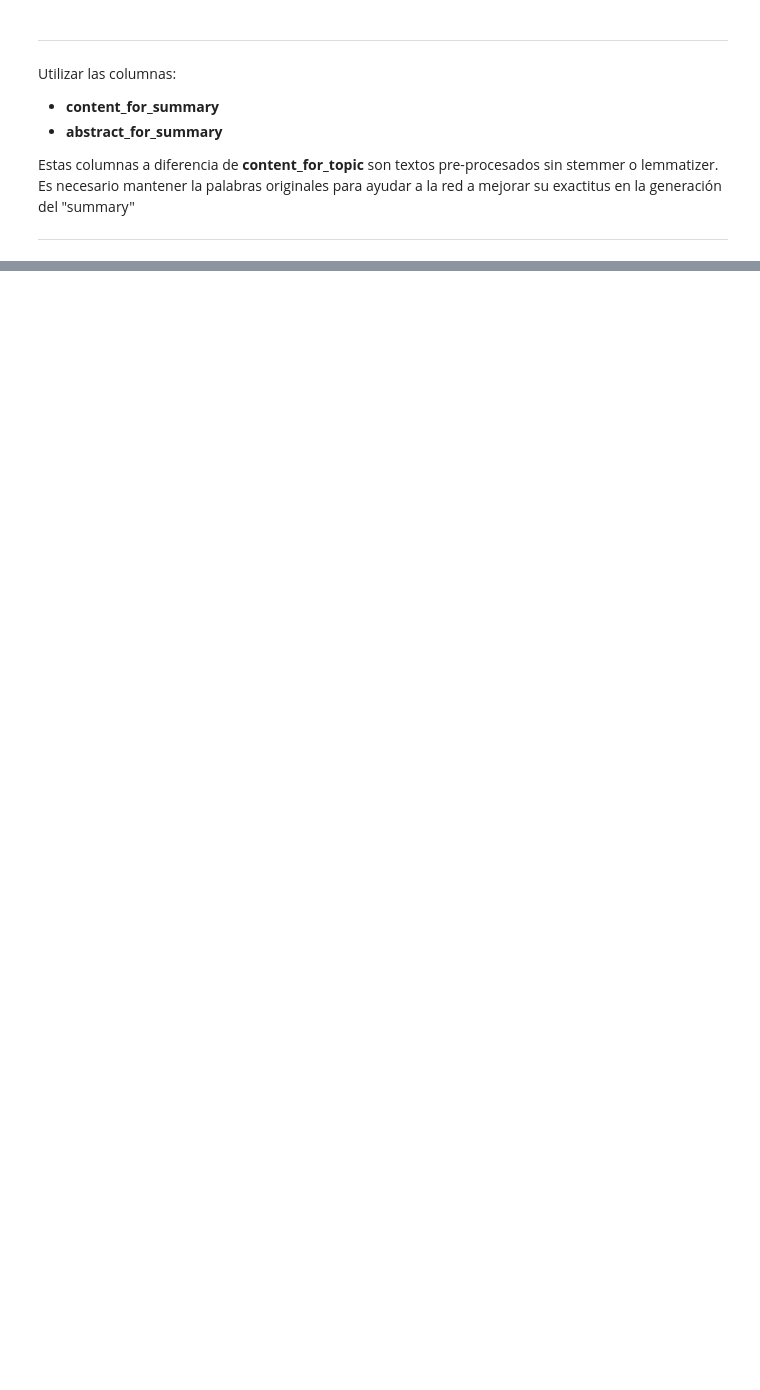
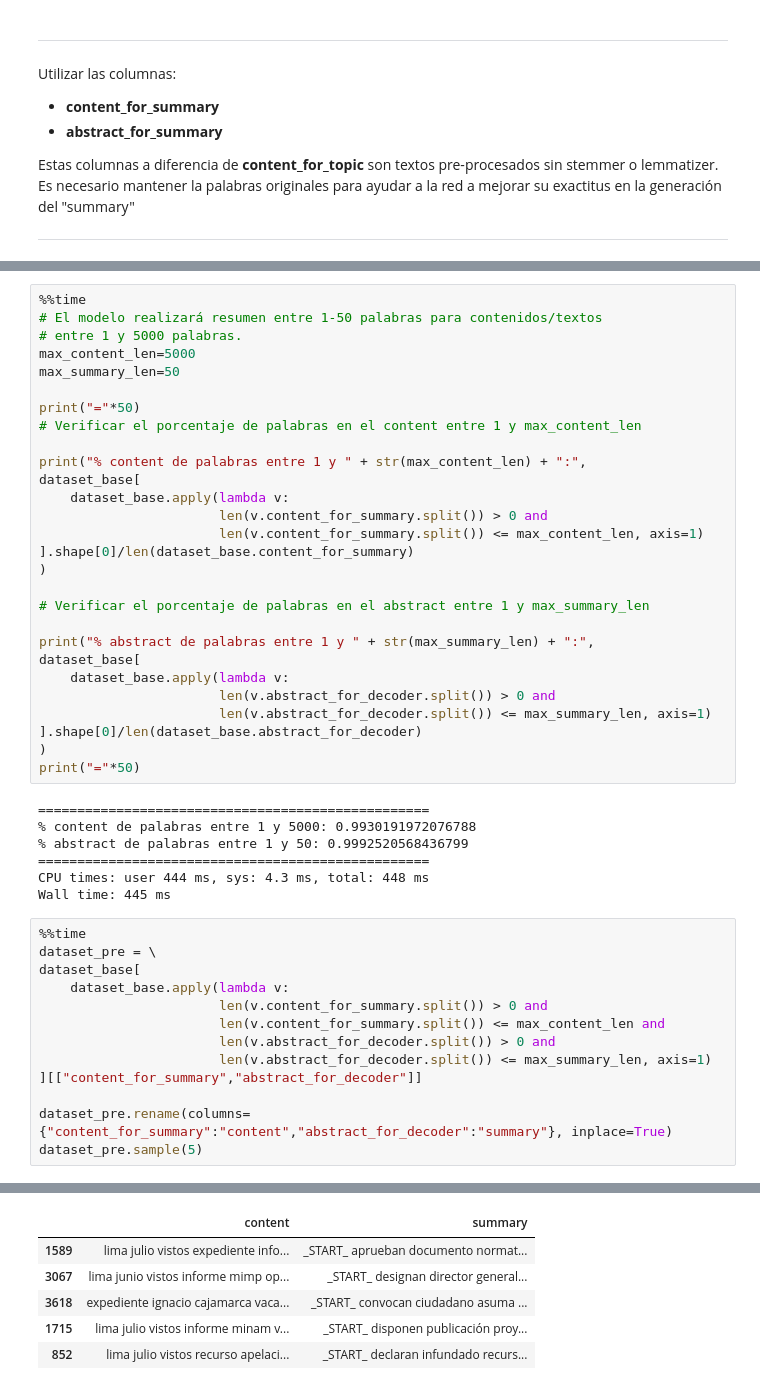
Before and after one commit to miltonpalacin/uni_09_nlp, a Jupyter notebook: 03.sumarizacion_sq2sq.ipynb, the cells around one changed output, grey strips where cells are left out. Saved outputs shown, nothing was run; the diff lists cells and outputs as text; blank space fills up the shorter version.

```diff
--- a/03.sumarizacion_sq2sq.ipynb
+++ b/03.sumarizacion_sq2sq.ipynb
@@ -70,0 +147,49 @@ ___
+# %%
+%%time
+# El modelo realizará resumen entre 1-50 palabras para contenidos/textos
+# entre 1 y 5000 palabras.
+max_content_len=5000
+max_summary_len=50
+
+print("="*50)
+# Verificar el porcentaje de palabras en el content entre 1 y max_content_len
+
+print("% content de palabras entre 1 y " + str(max_content_len) + ":",
+dataset_base[
+    dataset_base.apply(lambda v:
+                       len(v.content_for_summary.split()) > 0 and
+                       len(v.content_for_summary.split()) <= max_content_len, axis=1)
+].shape[0]/len(dataset_base.content_for_summary)
+)
+
+# Verificar el porcentaje de palabras en el abstract entre 1 y max_summary_len
+
+print("% abstract de palabras entre 1 y " + str(max_summary_len) + ":",
+dataset_base[
+    dataset_base.apply(lambda v:
+                       len(v.abstract_for_decoder.split()) > 0 and
+                       len(v.abstract_for_decoder.split()) <= max_summary_len, axis=1)
+].shape[0]/len(dataset_base.abstract_for_decoder)
+)
+print("="*50)
+# %% [output]
+==================================================
+% content de palabras entre 1 y 5000: 0.9930191972076788
+% abstract de palabras entre 1 y 50: 0.9992520568436799
+==================================================
+CPU times: user 444 ms, sys: 4.3 ms, total: 448 ms
+Wall time: 445 ms
+# %%
+%%time
+dataset_pre = \
+dataset_base[
+    dataset_base.apply(lambda v:
+                       len(v.content_for_summary.split()) > 0 and
+                       len(v.content_for_summary.split()) <= max_content_len and
+                       len(v.abstract_for_decoder.split()) > 0 and
+                       len(v.abstract_for_decoder.split()) <= max_summary_len, axis=1)
+][["content_for_summary","abstract_for_decoder"]]
+
+dataset_pre.rename(columns={"content_for_summary":"content","abstract_for_decoder":"summary"}, inplace=True)
+dataset_pre.sample(5)
+# %% [output]
@@ -70,0 +198,6 @@ ___
+|  | content | summary |
+| 1589 | lima julio vistos expediente info... | _START_ aprueban documento normat... |
+| 3067 | lima junio vistos informe mimp op... | _START_ designan director general... |
+| 3618 | expediente ignacio cajamarca vaca... | _START_ convocan ciudadano asuma ... |
+| 1715 | lima julio vistos informe minam v... | _START_ disponen publicación proy... |
+| 852 | lima julio vistos recurso apelaci... | _START_ declaran infundado recurs... |
```
Also changed, not shown: parts of 22 cells of this notebook, 2 other files.
